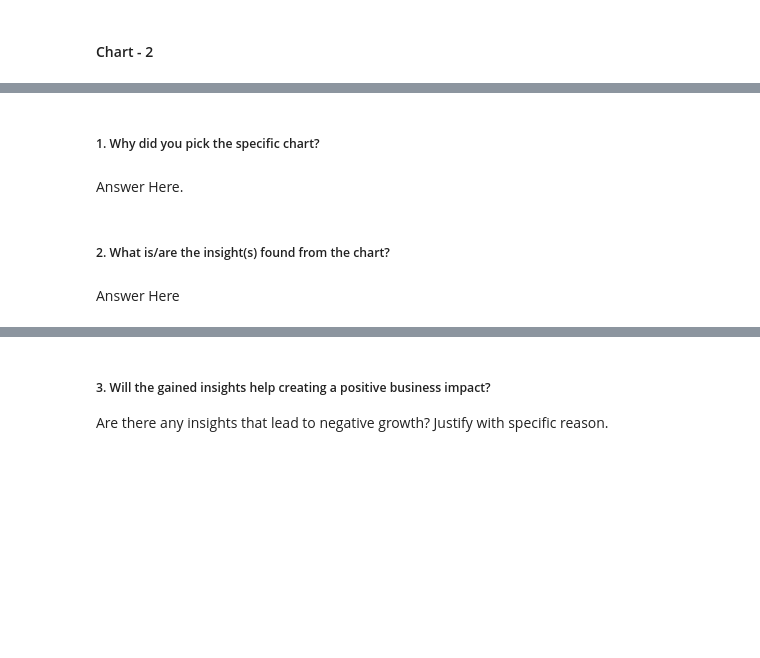
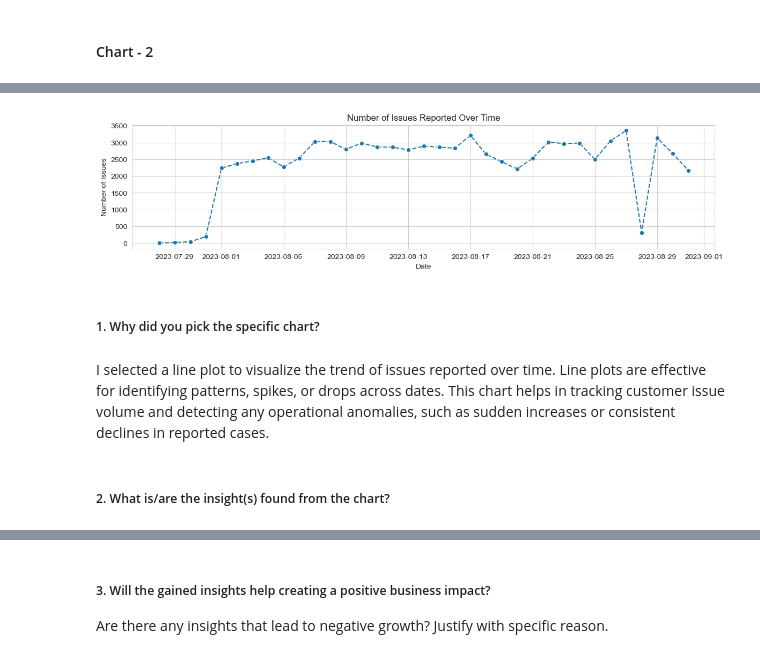
Before and after one commit to Jay-mishra04/Capstone-Project-Deep-Learning-, a Jupyter notebook: CSAT.ipynb, the cells around one changed output, grey strips where cells are left out. Saved outputs shown, nothing was run; the diff lists cells and outputs as text; code cells hidden in the pictures; blank space fills up the shorter version.

```diff
--- a/CSAT.ipynb
+++ b/CSAT.ipynb
@@ -168,0 +794,4 @@ Answer Here
+# %%
+# Chart - 2 visualization code
+issue_trend = df.groupby(df['Issue_reported at'].dt.date).size().reset_index(name = 'issue_count')
+issue_trend.head()
@@ -169,8 +805,15 @@ Answer Here
+# %%
+plt.figure(figsize=(14, 3))
+sns.lineplot(data=issue_trend, x='Issue_reported at', y='issue_count', marker = 'o', linestyle = '--')
+plt.title('Number of Issues Reported Over Time')
+plt.xlabel('Date')
+plt.ylabel('Number of Issues')
+plt.show()
+# %% [output]
+[figure, added]
 # %% [markdown]
 ##### 1. Why did you pick the specific chart?
-# %% [markdown]
-Answer Here.
+# %% [markdown]
+I selected a line plot to visualize the trend of issues reported over time. Line plots are effective for identifying patterns, spikes, or drops across dates. This chart helps in tracking customer issue volume and detecting any operational anomalies, such as sudden increases or consistent declines in reported cases.
 # %% [markdown]
 ##### 2. What is/are the insight(s) found from the chart?
-# %% [markdown]
-Answer Here
```
Also changed, not shown: parts of 228 cells of this notebook.
